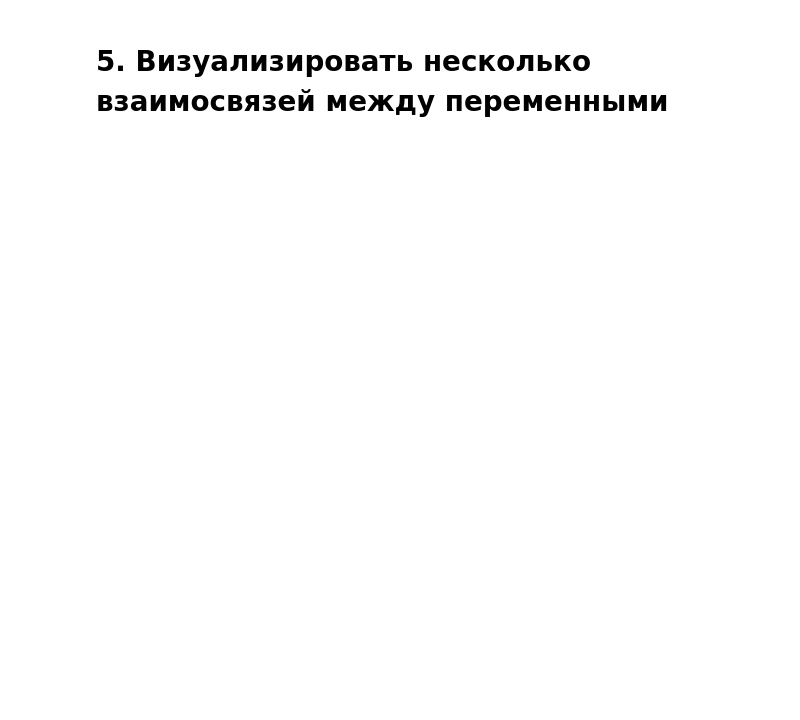
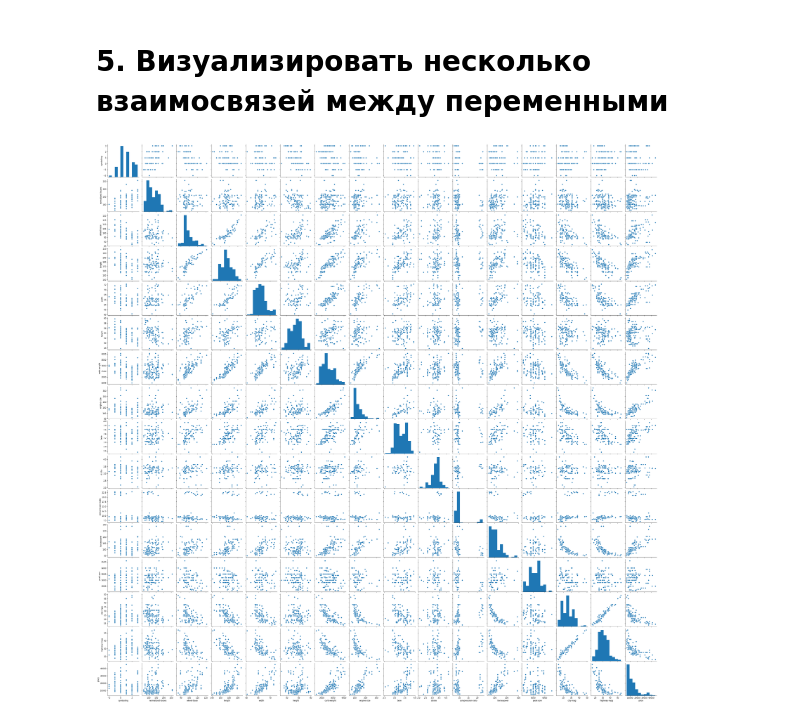
Before and after one commit to HeliosBI/PYDALW2, a Jupyter notebook: PYDALW2.ipynb, the cells around one changed output. Cells and saved outputs as stored; diff of their text form; code cells hidden in the pictures; blank space fills up the shorter version.

```diff
--- a/PYDALW2.ipynb
+++ b/PYDALW2.ipynb
@@ -61,2 +71,6 @@ skewness of normal distribution (should be 0): 1.7534486514523662
 # %% [markdown]
 # 5. Визуализировать несколько взаимосвязей между переменными
+# %%
+g = sns.pairplot(data)
+# %% [output]
+[figure, added]
```
Also changed, not shown: parts of 19 cells of this notebook.
